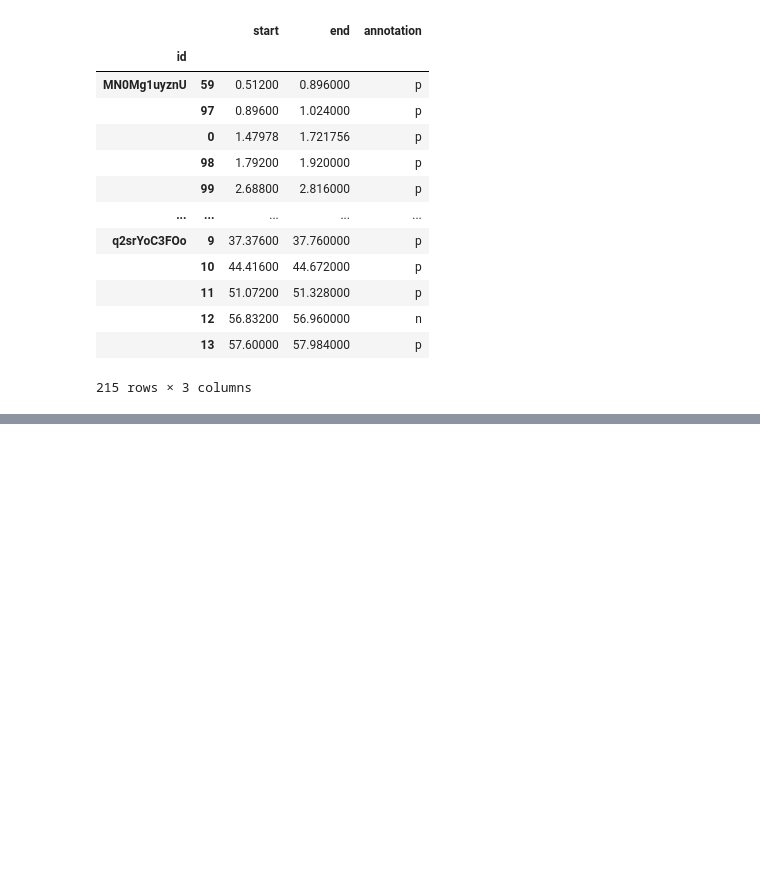
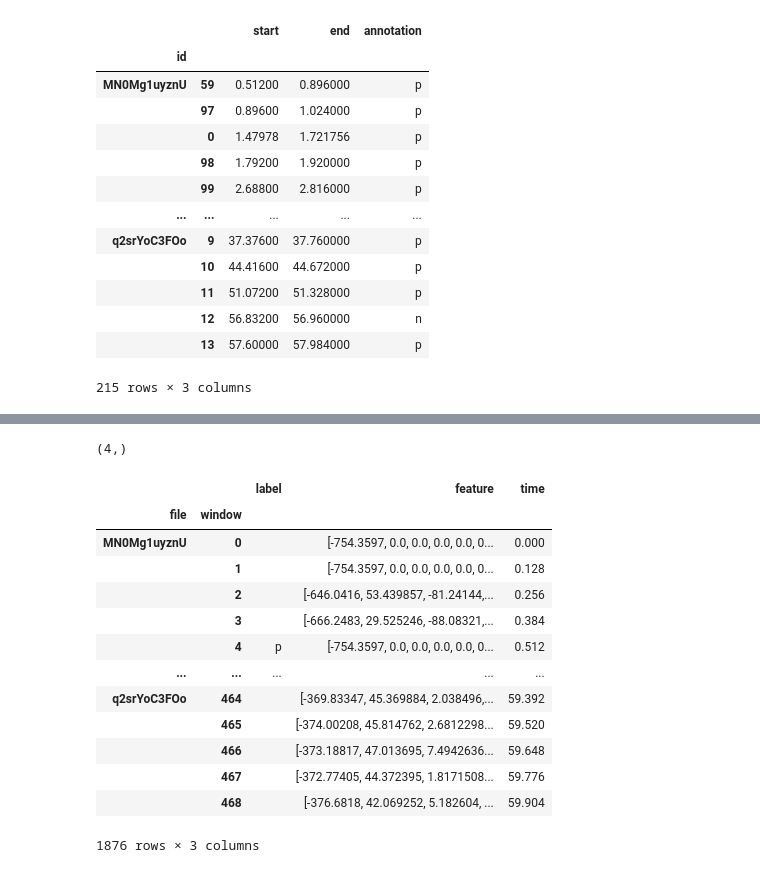
Before and after one commit to jonnor/brewing-audio-event-detection, a Jupyter notebook: notebooks/Model.ipynb, the cells around one changed output, grey strips where cells are left out. Saved outputs shown, nothing was run; the diff lists cells and outputs as text; code cells hidden in the pictures; blank space fills up the shorter version.

```diff
--- a/notebooks/Model.ipynb
+++ b/notebooks/Model.ipynb
@@ -81,8 +83,20 @@ ll
 |  | 13 | 57.60000 | 57.984000 | p |
 215 rows × 3 columns
 # %%
-def load_mfcc(audio, times):
+def load_features_path(path, hop_length=1024, sr=16000, start=0.0, end=1*60.0):
+    feature_fft = utils.next_power_of_2(feature_hop*2)
 
+    audio, sr = librosa.load(path, sr=16000, offset=start, duration=end-start)
     ff = librosa.feature.mfcc(audio, sr=sr, hop_length=feature_hop, n_fft=feature_fft, n_mfcc=13)
     delta = librosa.feature.delta(ff, width=7, order=1)
     ff = numpy.concatenate([ff, delta], axis=0)
+    ff = ff.T
+
+    return ff
+
+samplerate=16000
+window_length=0.256/2
+feature_hop = int(window_length*samplerate)
+
+labeled_files = files.loc[labels.reset_index().id.unique()]
+audio_features = labeled_files.path.apply(load_features_path, hop_length=feature_hop, sr=samplerate)
@@ -96,0 +147,54 @@ NameError: name 'ff' is not defined
+# %%
+def to_windows(labels, features, hop_length, sr=16000):
+
+    labels = labels.rename('label')
+    features = features.rename('feature')
+    print(features.shape)
+
+    def compute_time(f):
+        times = librosa.frames_to_time(numpy.arange(f.shape[0]), hop_length=hop_length, sr=sr)
+        return times
+
+    times = pandas.Series([ compute_time(f) for f in features ], name='time', index=features.index)
+    merged = pandas.merge(labels, features, right_index=True, left_index=True)
+    merged = pandas.merge(merged, times, right_index=True, left_index=True)
+
+    merged.index = merged.index.rename('file')
+    #merged = merged.reset_index()
+
+    dfs = []
+
+    for idx, row in merged.iterrows():
+        out = {}
+        for column in merged.columns:
+            out[column] = [ v for v in row[column] ]
+
+        length = len(out[column])
+        out['window'] = numpy.arange(length)
+        out[merged.index.name] = [idx] * length
+
+        dfs.append(pandas.DataFrame(out))
+
+    df = pandas.concat(dfs)
+
+    return df
+
+windows = to_windows(out, audio_features, sr=samplerate, hop_length=feature_hop)
+windows = windows.set_index(['file', 'window'])
+windows
+# %% [output]
+(4,)
+|  |  | label | feature | time |
+| file | window |  |  |  |
+| MN0Mg1uyznU | 0 |  | [-754.3597, 0.0, 0.0, 0.0, 0.0, 0... | 0.000 |
+|  | 1 |  | [-754.3597, 0.0, 0.0, 0.0, 0.0, 0... | 0.128 |
+|  | 2 |  | [-646.0416, 53.439857, -81.24144,... | 0.256 |
+|  | 3 |  | [-666.2483, 29.525246, -88.08321,... | 0.384 |
+|  | 4 | p | [-754.3597, 0.0, 0.0, 0.0, 0.0, 0... | 0.512 |
+| ... | ... | ... | ... | ... |
+| q2srYoC3FOo | 464 |  | [-369.83347, 45.369884, 2.038496,... | 59.392 |
+|  | 465 |  | [-374.00208, 45.814762, 2.6812298... | 59.520 |
+|  | 466 |  | [-373.18817, 47.013695, 7.4942636... | 59.648 |
+|  | 467 |  | [-372.77405, 44.372395, 1.8171508... | 59.776 |
+|  | 468 |  | [-376.6818, 42.069252, 5.182604, ... | 59.904 |
+1876 rows × 3 columns
```
Also changed, not shown: parts of 24 cells of this notebook, 3 other files.
